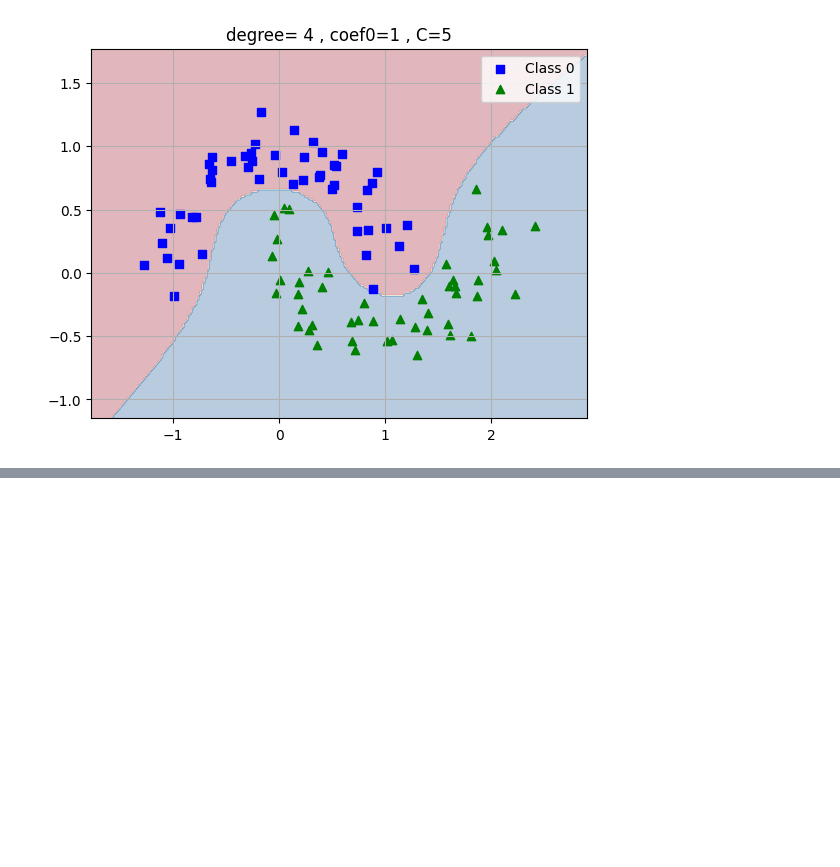
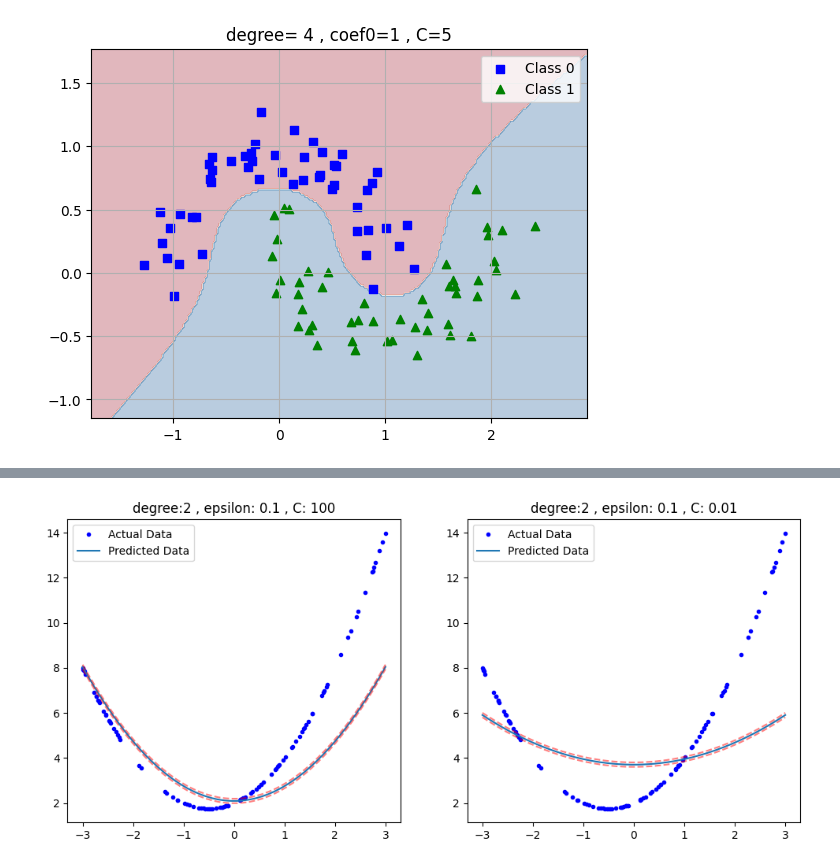
Before and after one commit to abjan90/Machine-learning, a Jupyter notebook: Supportvectormachine.ipynb, the cells around one changed output, grey strips where cells are left out. Saved outputs shown, nothing was run; the diff lists cells and outputs as text; code cells hidden in the pictures; blank space fills up the shorter version.

```diff
--- a/Supportvectormachine.ipynb
+++ b/Supportvectormachine.ipynb
@@ -140,0 +169,21 @@ rbd_kernel_pipeline  = Pipeline([
+# %%
+from sklearn.svm import SVR
+
+c = [100 , 0.01]
+plt.figure(figsize=(12, 5))
+
+for values , subplot_ in zip(c , subplot):
+    lin_svr = SVR(kernel="poly" , degree= 2 , epsilon= 0.1 , C = values)
+    lin_svr.fit(x_pol , y_pol)
+    x_new = np.linspace(-3 , 3).reshape(-1 , 1)
+    y_prediction = lin_svr.predict(x_new)
+
+    plt.subplot(subplot_)
+    plt.plot(x_pol , y_pol , "b." , label = "Actual Data")
+    plt.plot( x_new , y_prediction , label ="Predicted Data")
+    plt.plot(x_new , y_prediction + 0.1 , "r--" , alpha = 0.5)
+    plt.plot(x_new , y_prediction - 0.1 , "r--" , alpha = 0.5)
+    plt.title(f"degree:{ 2} , epsilon: {0.1} , C: {values}")
+    plt.legend()
+# %% [output]
+[figure, added]
```
Also changed, not shown: parts of 3 cells of this notebook.
